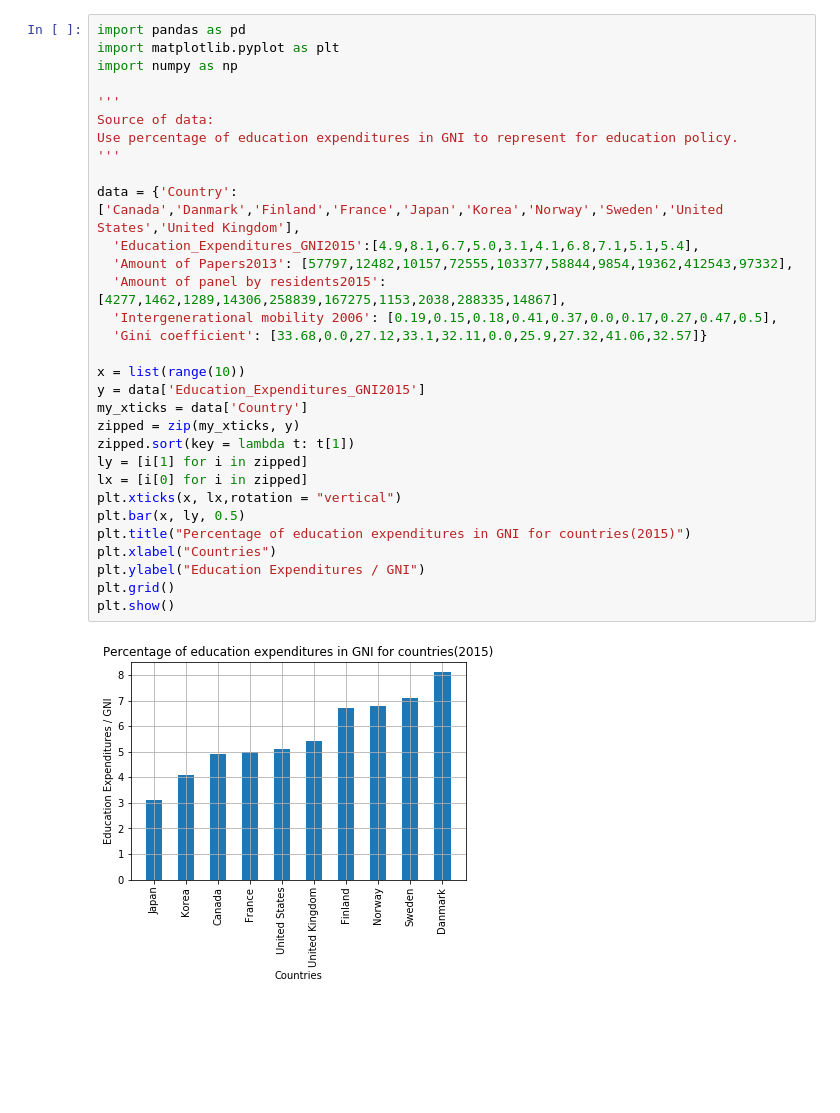
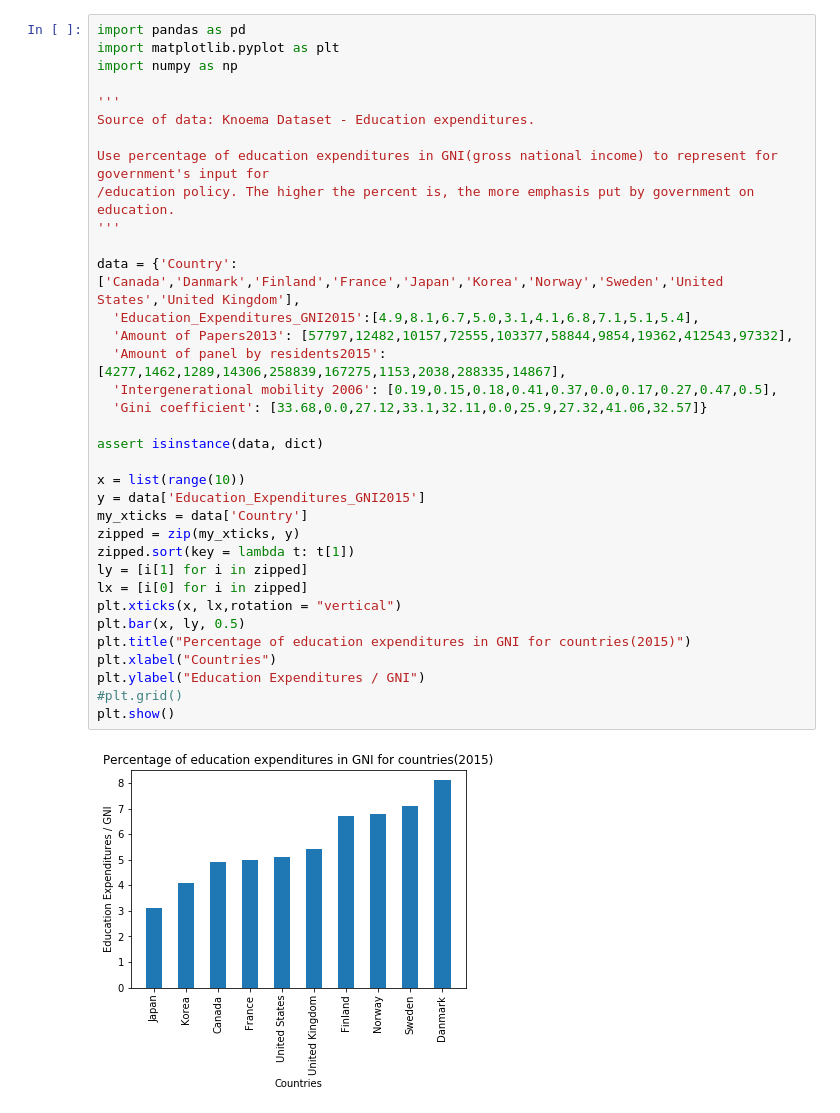
Before and after one commit to jah148/ece180_group5, a Jupyter notebook: Jennifer/Jennifer.ipynb, the cells around one changed output. Cells and saved outputs as stored; diff of their text form; blank space fills up the shorter version.

Commit message:
add assert and docstring

```diff
--- a/Jennifer/Jennifer.ipynb
+++ b/Jennifer/Jennifer.ipynb
@@ -16,34 +17,38 @@ https://www.indexmundi.com/facts/indicators/SI.POV.GINI/rankings/europe
 # %%
 import pandas as pd
 import matplotlib.pyplot as plt
 import numpy as np
 
 '''
-Source of data:
-Use percentage of education expenditures in GNI to represent for education policy.
+Source of data: Knoema Dataset - Education expenditures.
+
+Use percentage of education expenditures in GNI(gross national income) to represent for government's input for
+/education policy. The higher the percent is, the more emphasis put by government on education.
 '''
 
 data = {'Country': ['Canada','Danmark','Finland','France','Japan','Korea','Norway','Sweden','United States','United Kingdom'],
   'Education_Expenditures_GNI2015':[4.9,8.1,6.7,5.0,3.1,4.1,6.8,7.1,5.1,5.4],
   'Amount of Papers2013': [57797,12482,10157,72555,103377,58844,9854,19362,412543,97332],
   'Amount of panel by residents2015': [4277,1462,1289,14306,258839,167275,1153,2038,288335,14867],
   'Intergenerational mobility 2006': [0.19,0.15,0.18,0.41,0.37,0.0,0.17,0.27,0.47,0.5],
   'Gini coefficient': [33.68,0.0,27.12,33.1,32.11,0.0,25.9,27.32,41.06,32.57]}
+
+assert isinstance(data, dict)
 
 x = list(range(10))
 y = data['Education_Expenditures_GNI2015']
 my_xticks = data['Country']
 zipped = zip(my_xticks, y)
 zipped.sort(key = lambda t: t[1])
 ly = [i[1] for i in zipped]
 lx = [i[0] for i in zipped]
 plt.xticks(x, lx,rotation = "vertical")
 plt.bar(x, ly, 0.5)
 plt.title("Percentage of education expenditures in GNI for countries(2015)")
 plt.xlabel("Countries")
 plt.ylabel("Education Expenditures / GNI")
-plt.grid()
+#plt.grid()
 plt.show()
 # %% [output]
-[figure, old version]
+[figure, new version]
 # %%
```
Also changed, not shown: parts of 5 cells of this notebook, 1 other file.
